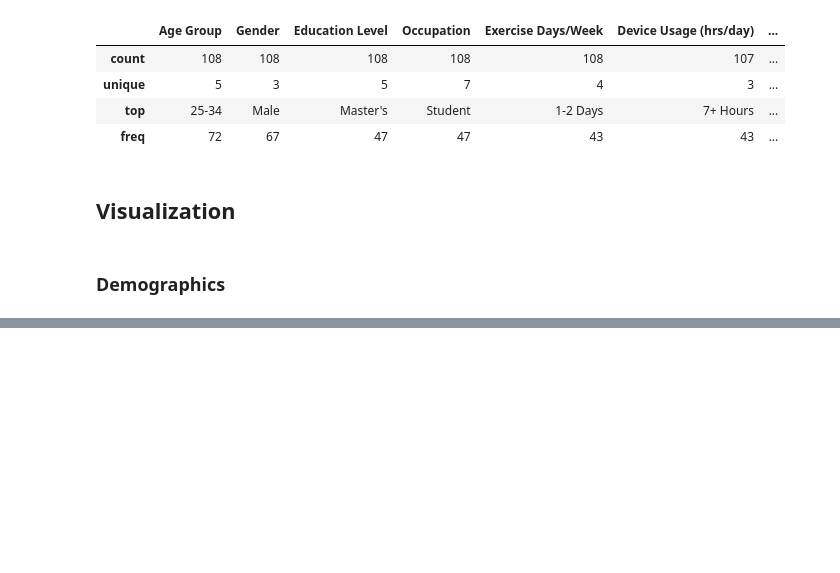
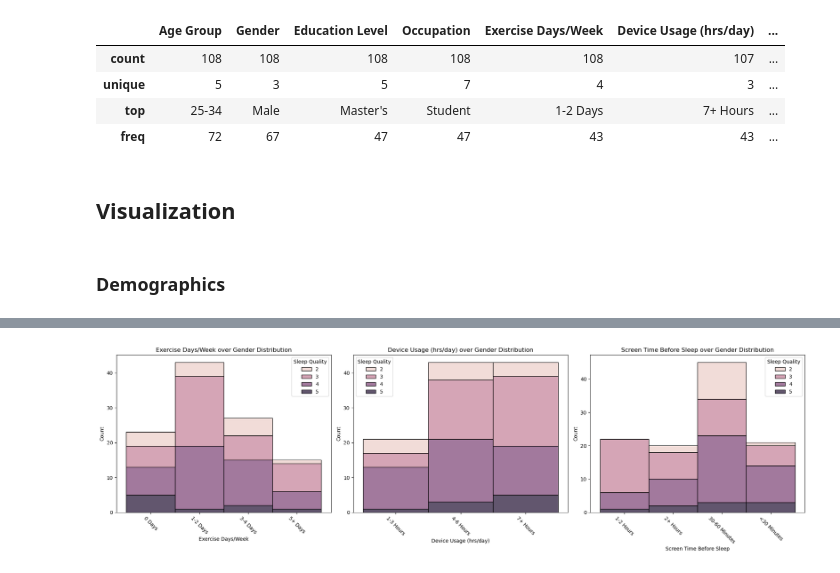
Before and after one commit to johnkimtech/sleep, a Jupyter notebook: destat_visualize.ipynb, the cells around one changed output, grey strips where cells are left out. Drawn from its saved outputs; the diff is of its cells as text; code cells hidden in the pictures; blank space fills up the shorter version.

```diff
--- a/destat_visualize.ipynb
+++ b/destat_visualize.ipynb
@@ -110,0 +124,18 @@ for col in df.columns[5:8]:
+# %%
+columns = ['Exercise Days/Week', 'Device Usage (hrs/day)',
+       'Screen Time Before Sleep']
+
+# Create a 2x2 grid of subplots
+fig, axes = plt.subplots(1, 3, figsize=(20, 6))
+
+for i, col_name in enumerate(columns):
+    df.sort_values(by=col_name, inplace=True)
+    sns.histplot(data=df, x=col_name, hue="Sleep Quality", multiple="stack", ax=axes[i])
+    axes[i].set_title(f"{col_name} over Gender Distribution")
+    axes[i].tick_params(axis='x', rotation=-45)
+
+
+plt.tight_layout()
+plt.show()
+# %% [output]
+[figure, added]
```
Also changed, not shown: parts of 9 cells of this notebook.
